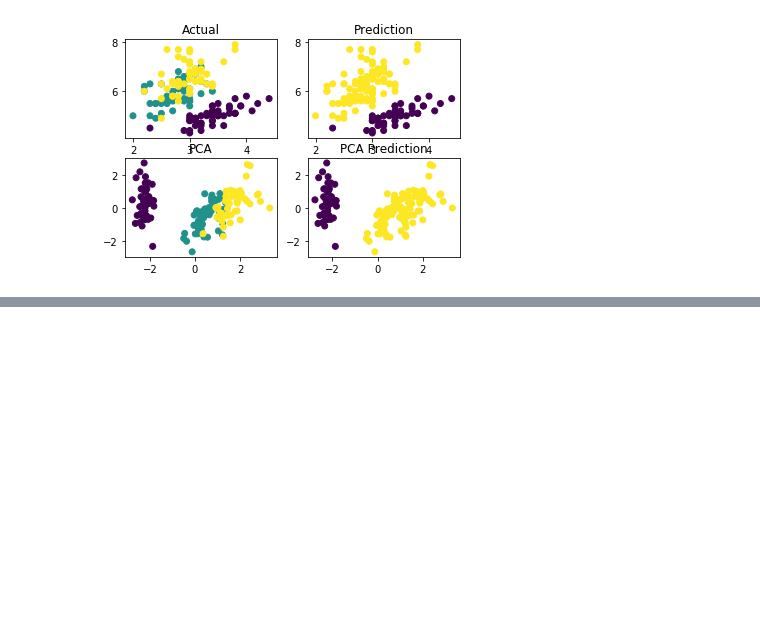
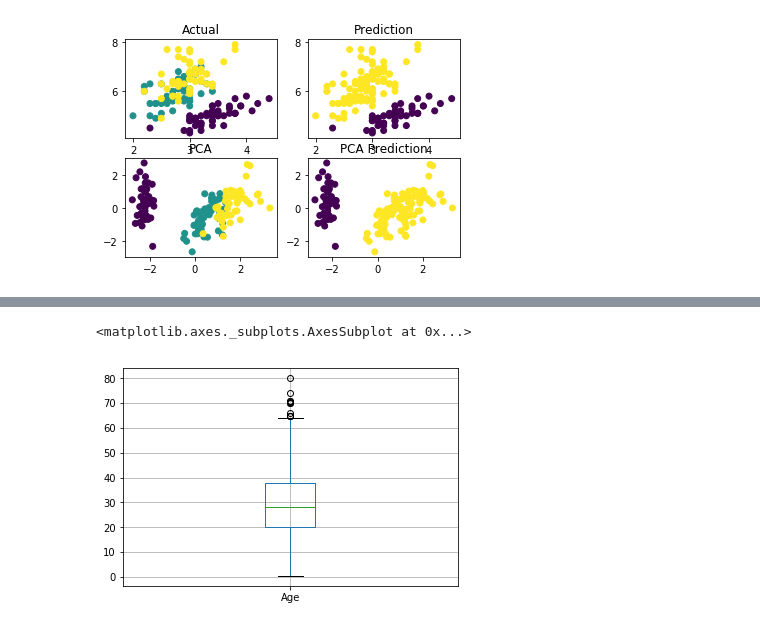
Before and after one commit to anqitu/SckitLearn, a Jupyter notebook: exercises/scikit.ipynb, the cells around one changed output, grey strips where cells are left out. Drawn from its saved outputs; the diff is of its cells as text; code cells hidden in the pictures; blank space fills up the shorter version.

```diff
--- a/exercises/scikit.ipynb
+++ b/exercises/scikit.ipynb
@@ -1601,0 +1977,3 @@ Text(0.5, 1.0, 'PCA Prediction')
+# %%
+name = df.pop('Name')
+df.head()
@@ -1601,0 +1987,3 @@ Text(0.5, 1.0, 'PCA Prediction')
+# %%
+name = df.pop('Ticket')
+df.head()
@@ -1601,0 +2019,3 @@ Text(0.5, 1.0, 'PCA Prediction')
+# %%
+name = df.pop('Cabin')
+df.head()
@@ -1601,0 +2029,5 @@ Text(0.5, 1.0, 'PCA Prediction')
+# %%
+from sklearn.preprocessing import LabelEncoder
+le = LabelEncoder()
+df['Sex'] = le.fit_transform(df['Sex'])
+df.head()
@@ -1601,0 +2041,5 @@ Text(0.5, 1.0, 'PCA Prediction')
+# %%
+df.boxplot('Age')
+# %% [output]
+<matplotlib.axes._subplots.AxesSubplot at 0x...>
+[figure, added]
```
Also changed, not shown: parts of 172 cells of this notebook, 9 other files.
